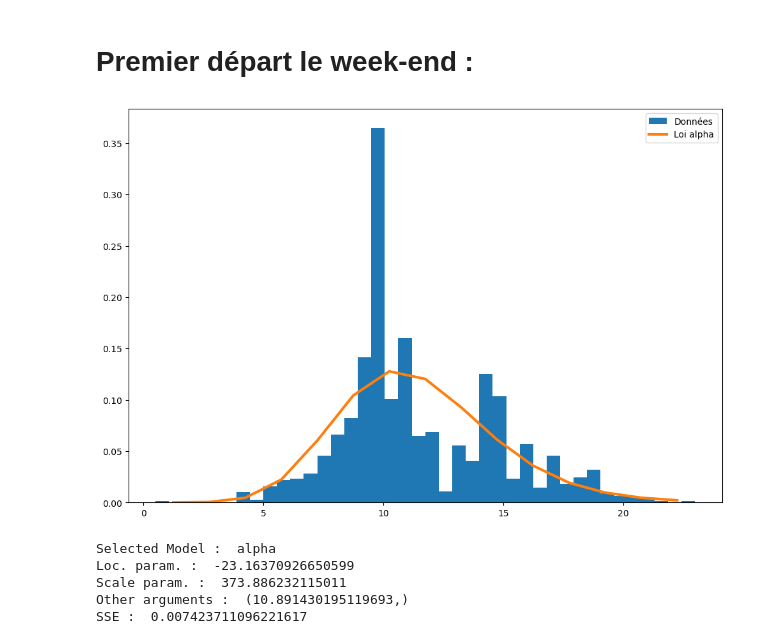
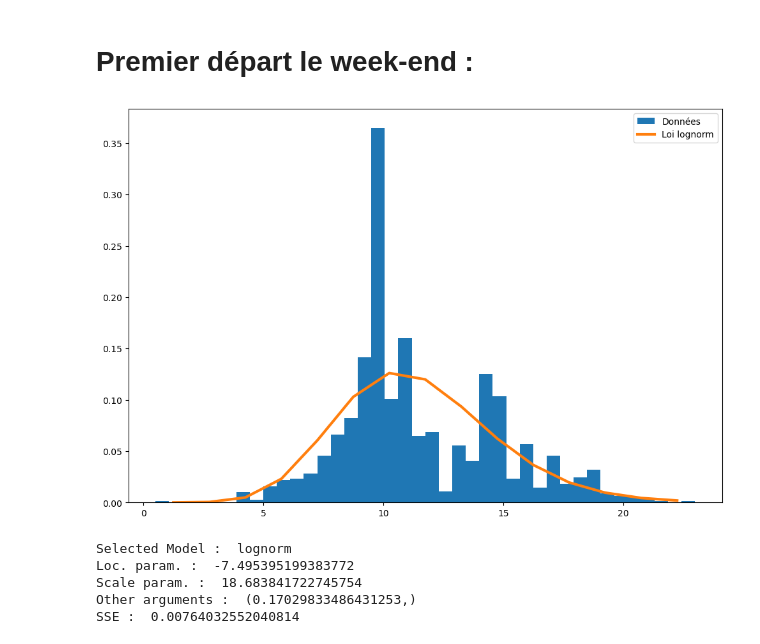
Before and after one commit to kilianguillon/Projet_statapp, a Jupyter notebook: PremierDepart.ipynb, the cells around one changed output. Cells and saved outputs as stored; diff of their text form; code cells hidden in the pictures.

```diff
--- a/PremierDepart.ipynb
+++ b/PremierDepart.ipynb
@@ -59,7 +59,7 @@ plt.show()
 # %% [markdown]
 Programme essayant de trouver la meilleure loi de modélisation :
 # %%
-dist_names = ['norm', 'beta','gamma', 'pareto', 't', 'lognorm', 'invgamma', 'invgauss',  'loggamma', 'alpha', 'chi', 'chi2']
+dist_names = ['norm', 'beta','gamma', 'pareto', 't', 'lognorm', 'invgauss',  'loggamma', 'chi', 'chi2']
 sse = np.inf
 
 # Pour chaque distribution
@@ -381,7 +381,7 @@ x = (x + np.roll(x, -1))[:-1] / 2.0
 #plt.show()
 
 
-dist_names = ['norm', 'beta','gamma', 'pareto', 't', 'lognorm', 'invgamma', 'invgauss',  'loggamma', 'alpha', 'chi', 'chi2']
+dist_names = ['norm', 'beta','gamma', 'pareto', 't', 'lognorm',  'loggamma', 'chi', 'chi2']
 sse = np.inf
 
 # Pour chaque distribution
@@ -440,7 +440,7 @@ x = (x + np.roll(x, -1))[:-1] / 2.0
 #plt.show()
 
 
-dist_names = ['norm', 'beta','gamma', 'pareto', 't', 'lognorm', 'invgamma', 'invgauss',  'loggamma', 'alpha', 'chi', 'chi2']
+dist_names = ['norm', 'beta','gamma', 'pareto', 't', 'lognorm', 'chi', 'chi2']
 sse = np.inf
 
 # Pour chaque distribution
@@ -455,36 +455,36 @@ for name in dist_names:
   scale = param[-1]
   arg = param[:-2]
 
   # PDF
   pdf = dist.pdf(x, *arg, loc=loc, scale=scale)
   # SSE
   model_sse = np.sum((y - pdf)**2)
 
   # Si le SSE est diminué, enregistrer la loi
   if model_sse < sse :
     best_pdf = pdf
     sse = model_sse
     best_loc = loc
     best_scale = scale
     best_arg = arg
     best_name = name
 
 plt.figure(figsize=(12,8))
 plt.hist(prem_dep_weekend, bins=40, density=True, label="Données")
 plt.plot(x, best_pdf, label="Loi " + best_name, linewidth=3)
 plt.legend(loc='upper right')
 plt.show()
 
 # Détails sur la loi sélectionnée
 print("Selected Model : ", best_name)
 print("Loc. param. : ", best_loc)
 print("Scale param. : ", best_scale)
 print("Other arguments : ", best_arg)
 print("SSE : ", sse)
 # %% [output]
-[figure, old version]
+[figure, new version]
-Selected Model :  alpha
-Loc. param. :  -23.16370926650599
-Scale param. :  373.886232115011
-Other arguments :  (10.891430195119693,)
-SSE :  0.007423711096221617
+Selected Model :  lognorm
+Loc. param. :  -7.495395199383772
+Scale param. :  18.683841722745754
+Other arguments :  (0.17029833486431253,)
+SSE :  0.00764032552040814
```
Also changed, not shown: parts of 2 cells of this notebook, 1 other file.
